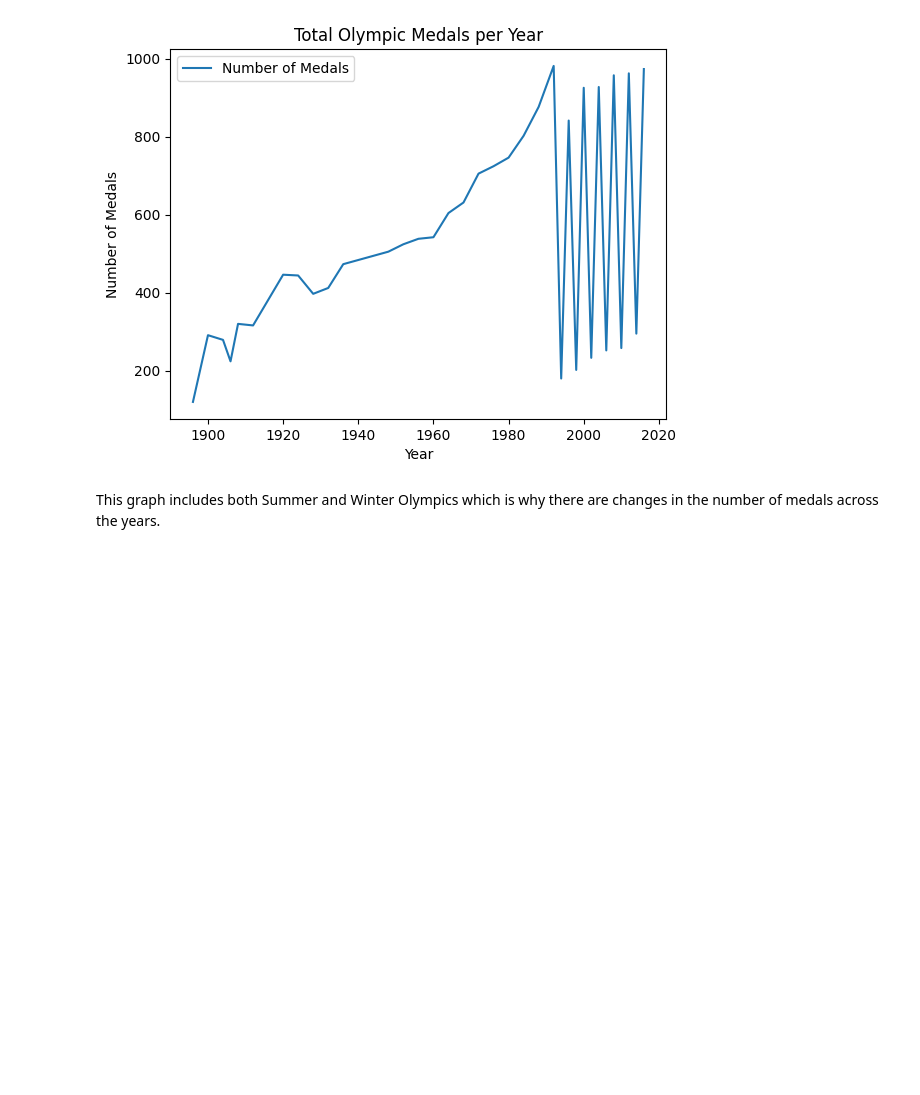
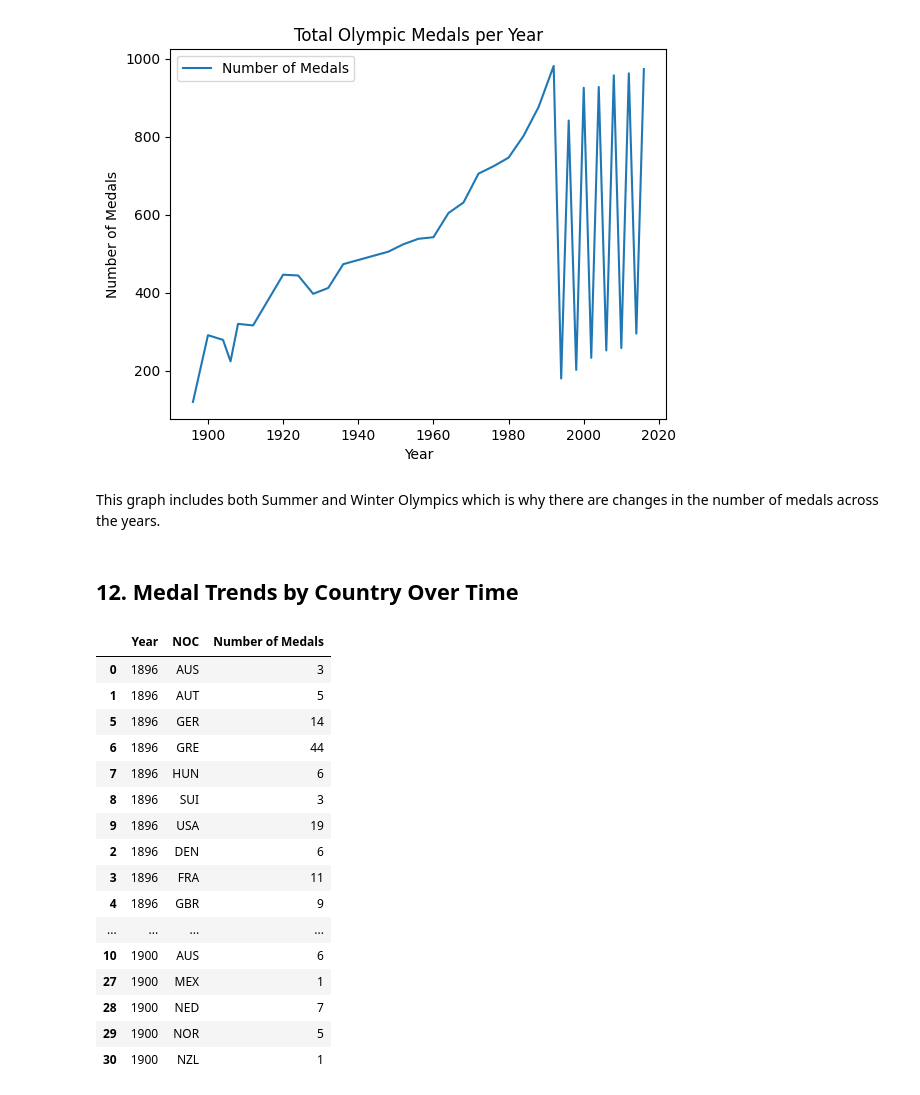
Before and after one commit to Jenushan44/olympic-performance-analyzer, a Jupyter notebook: notebooks/olympics_analysis.ipynb, the cells around one changed output. Cells and saved outputs as stored; diff of their text form; code cells hidden in the pictures; blank space fills up the shorter version.

Commit message:
Add medal trends by country over time

```diff
--- a/notebooks/olympics_analysis.ipynb
+++ b/notebooks/olympics_analysis.ipynb
@@ -188,3 +188,26 @@ plt.show()
 [figure]
 # %% [markdown]
 This graph includes both Summer and Winter Olympics which is why there are changes in the number of medals across the years.
+# %% [markdown]
+## 12. Medal Trends by Country Over Time
+# %%
+medal_trends_by_country = dedup_df.groupby(['Year', 'NOC'])['Medal'].size().reset_index(name='Number of Medals').sort_values(by='Year',ascending= True)
+medal_trends_by_country.head()
+# %% [output]
+|  | Year | NOC | Number of Medals |
+| 0 | 1896 | AUS | 3 |
+| 1 | 1896 | AUT | 5 |
+| 5 | 1896 | GER | 14 |
+| 6 | 1896 | GRE | 44 |
+| 7 | 1896 | HUN | 6 |
+| 8 | 1896 | SUI | 3 |
+| 9 | 1896 | USA | 19 |
+| 2 | 1896 | DEN | 6 |
+| 3 | 1896 | FRA | 11 |
+| 4 | 1896 | GBR | 9 |
+| ... | ... | ... | ... |
+| 10 | 1900 | AUS | 6 |
+| 27 | 1900 | MEX | 1 |
+| 28 | 1900 | NED | 7 |
+| 29 | 1900 | NOR | 5 |
+| 30 | 1900 | NZL | 1 |
```
